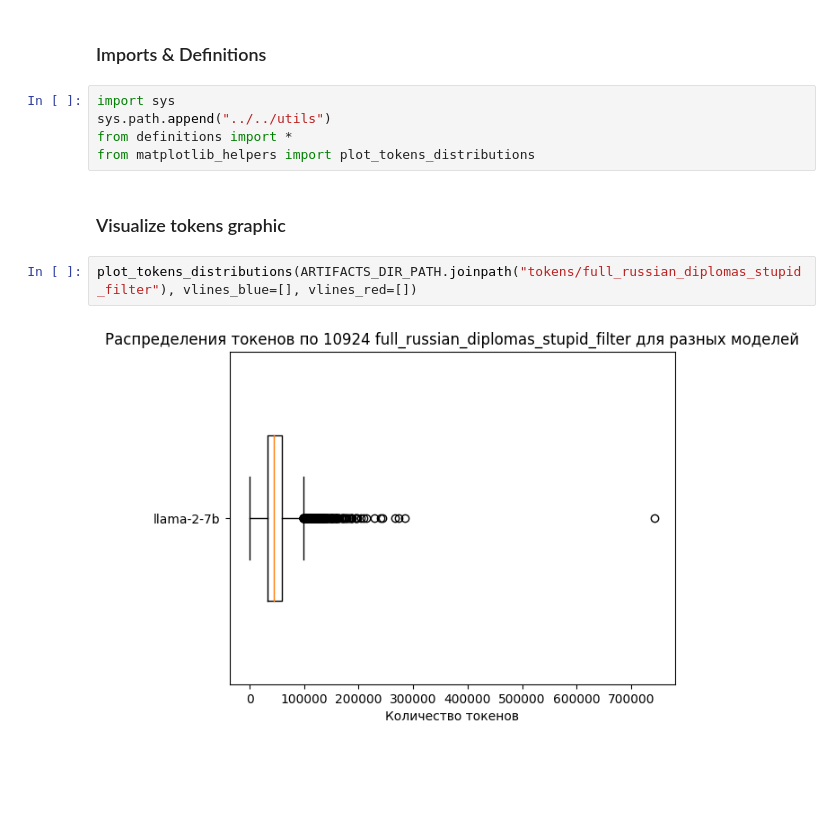
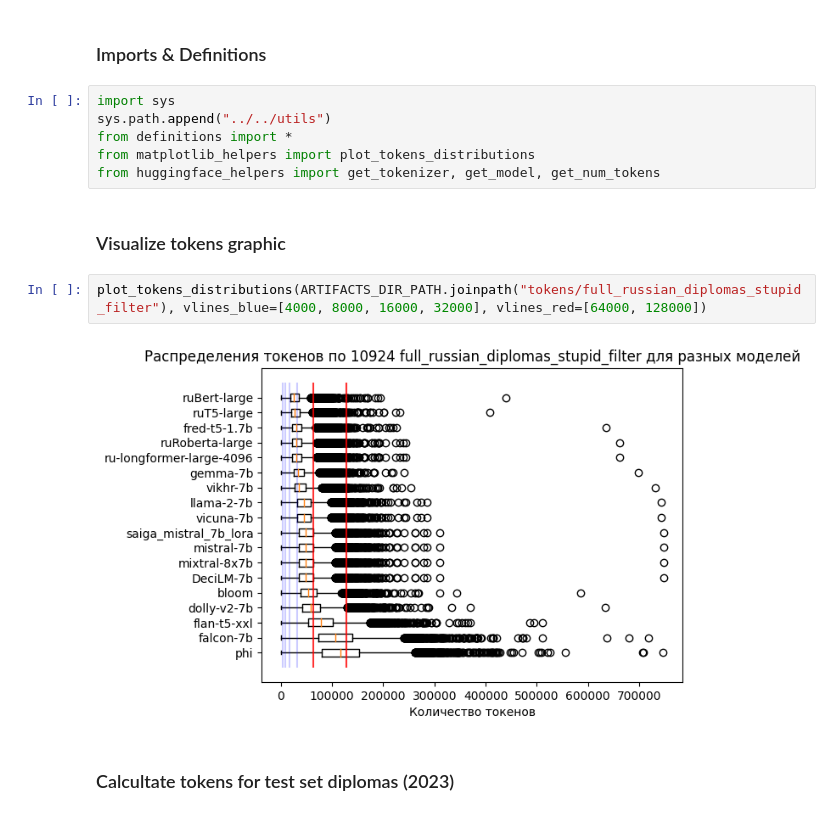
Before and after one commit to DenisovNikita/long_context_LLMs, a Jupyter notebook: src/notebooks/junk/visualization.ipynb, the cells around one changed output. Drawn from its saved outputs; the diff is of its cells as text; blank space fills up the shorter version.

Commit message:
Add tokens calculation artifacts

```diff
--- a/src/notebooks/junk/visualization.ipynb
+++ b/src/notebooks/junk/visualization.ipynb
@@ -5,9 +5,12 @@ import sys
 sys.path.append("../../utils")
 from definitions import *
 from matplotlib_helpers import plot_tokens_distributions
+from huggingface_helpers import get_tokenizer, get_model, get_num_tokens
 # %% [markdown]
 ### Visualize tokens graphic
 # %%
-plot_tokens_distributions(ARTIFACTS_DIR_PATH.joinpath("tokens/full_russian_diplomas_stupid_filter"), vlines_blue=[], vlines_red=[])
+plot_tokens_distributions(ARTIFACTS_DIR_PATH.joinpath("tokens/full_russian_diplomas_stupid_filter"), vlines_blue=[4000, 8000, 16000, 32000], vlines_red=[64000, 128000])
 # %% [output]
-[figure, old version]
+[figure, new version]
+# %% [markdown]
+### Calcultate tokens for test set diplomas (2023)
```
Also changed, not shown: parts of 4 cells of this notebook, 49 other files.
